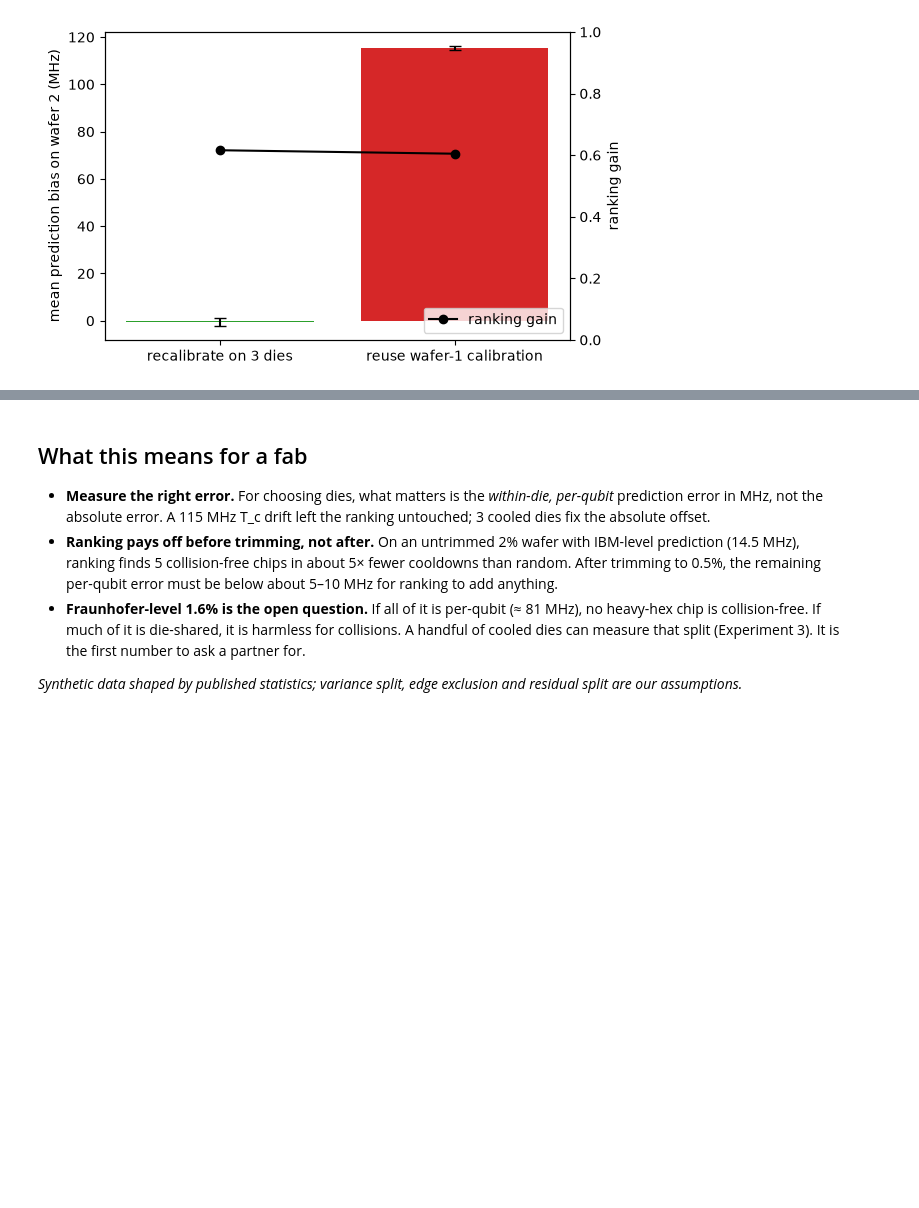
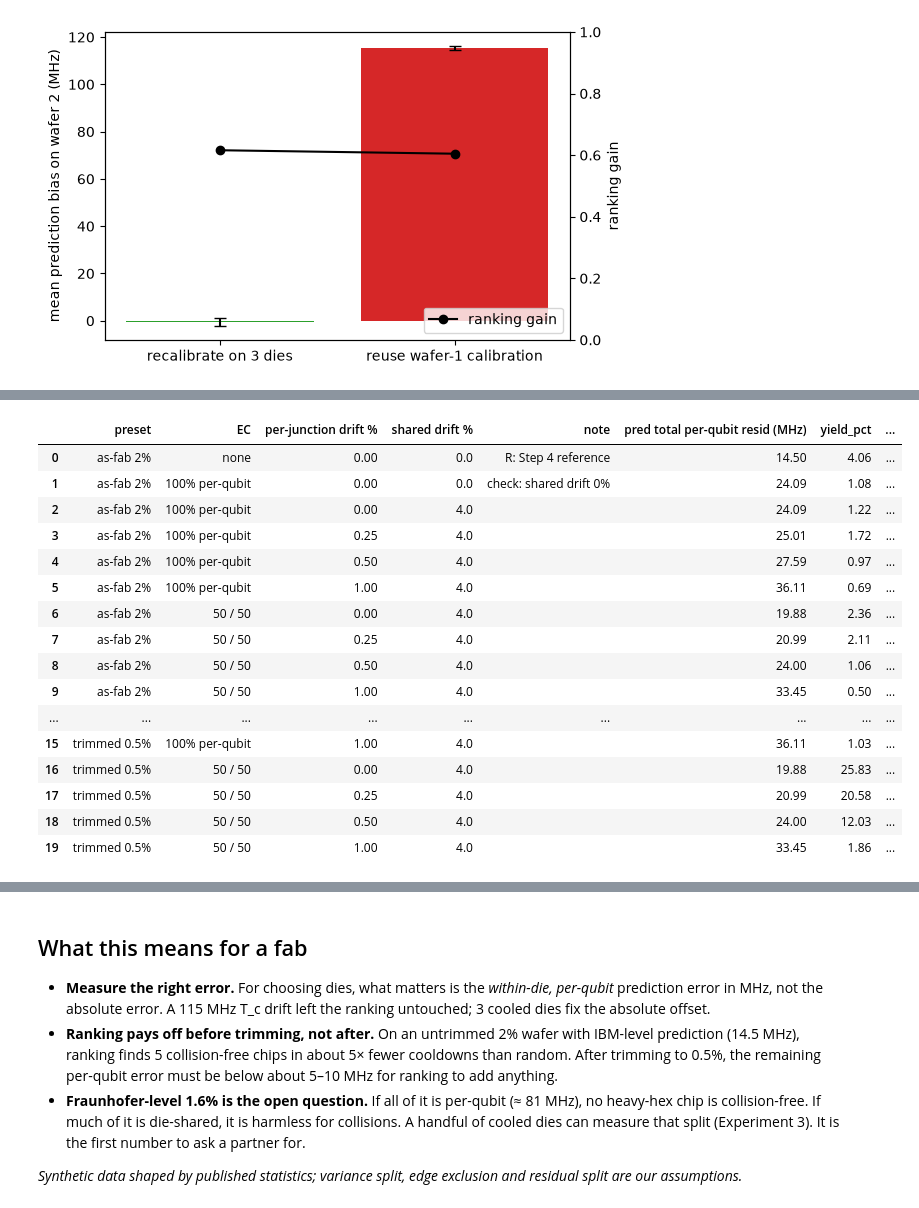
Before and after one commit to divyeshidhate/transmon-yield, a Jupyter notebook: notebooks/04_die_ranking.ipynb, the cells around one changed output, grey strips where cells are left out. Cells and saved outputs as stored; diff of their text form; code cells hidden in the pictures; blank space fills up the shorter version.

```diff
--- a/notebooks/04_die_ranking.ipynb
+++ b/notebooks/04_die_ranking.ipynb
@@ -260,0 +315,71 @@ ax2.legend(loc="lower right"); plt.show()
+# %%
+from yieldkit.scenario import EC_RSD_OSMAN
+from yieldkit.physics import f01_ec_sensitivity
+from yieldkit.evaluate import cooldowns_to_n_good, expected_random_cooldowns
+
+ec_j = charging_energy(sc.cq_f)
+EC_PER_Q = np.sqrt(np.mean((EC_RSD_OSMAN * np.array([f01_ec_sensitivity(f, ec_j) for f in sc.design_hz]) * sc.design_hz) ** 2))
+DRIFT_PER_PCT = np.sqrt(np.mean(((sc.design_hz + ec_j / H_PLANCK) / 2) ** 2)) * 0.01   # Hz of f per 1% per-junction Rn drift
+
+def predicted_total_mhz(ec_on, ec_q_share, s_j):
+    ec = EC_PER_Q * np.sqrt(ec_q_share) if ec_on else 0.0
+    return np.sqrt(RESID_IBM_HZ**2 + ec**2 + (DRIFT_PER_PCT * s_j * 100) ** 2) / 1e6
+
+def run6(rsd, ec_on, ec_q_share, s_j, drift, seeds=range(10)):
+    rows = []
+    for s in seeds:
+        cfg = wafer_config(sc, rsd, RESID_IBM_HZ, ec_rsd=EC_RSD_OSMAN if ec_on else 0.0,
+                           ec_die_frac=1 - ec_q_share, drift_shared_rel=drift, drift_junction_rsd=s_j)
+        obs, tr = make_wafer(cfg, seed=s)
+        r = evaluate_wafer(obs, tr, sc, seed=s)
+        row = dict(base_yield=r["base_yield"], n_good=r["n_good"], sq=r["sigma_qubit_est_mhz"], sd=r["sigma_die_est_mhz"],
+                   gain_ours=r["gain_ours"], gain_naive=r["gain_naive"])
+        for N in (3, 5):
+            row[f"c{N}_ours"] = cooldowns_to_n_good(r["_orders"]["ours"], r["_good"], N)
+            row[f"c{N}_naive"] = cooldowns_to_n_good(r["_orders"]["naive"], r["_good"], N)
+            row[f"c{N}_rand"] = expected_random_cooldowns(r["n_dies"], r["n_good"], N)
+        rows.append(row)
+    d = pd.DataFrame(rows)
+    out = dict(yield_pct=100 * d.base_yield.mean(), good_dies=d.n_good.mean(), meas_sigma_q=d.sq.mean(), meas_sigma_die=d.sd.mean(),
+               gain_ours=d.gain_ours.mean(), gain_naive=d.gain_naive.mean())
+    for N in (3, 5):
+        ok = d[f"c{N}_ours"].notna()
+        out[f"N{N}: wafers <{N} good"] = int((~ok).sum())
+        for m in ("ours", "naive", "rand"):
+            out[f"N{N} {m}"] = d.loc[ok, f"c{N}_{m}"].mean() if ok.any() else np.nan
+    return out
+
+runs = []
+for preset, rsd in [("as-fab 2%", RN_RSD_AS_FAB), ("trimmed 0.5%", RN_RSD_TRIMMED)]:
+    runs.append(dict(preset=preset, ec="none", ec_q_share=1.0, s_j=0.0, drift=0.0, ec_on=False, label="R: Step 4 reference"))
+    runs.append(dict(preset=preset, ec="100% per-qubit", ec_q_share=1.0, s_j=0.0, drift=0.0, ec_on=True, label="check: shared drift 0%"))
+    for share, name in [(1.0, "100% per-qubit"), (0.5, "50 / 50")]:
+        for s_j in (0.0, 0.0025, 0.005, 0.01):
+            runs.append(dict(preset=preset, ec=name, ec_q_share=share, s_j=s_j, drift=0.04, ec_on=True, label=""))
+table = []
+for r in runs:
+    rsd = RN_RSD_AS_FAB if r["preset"].startswith("as-fab") else RN_RSD_TRIMMED
+    res = run6(rsd, r["ec_on"], r["ec_q_share"], r["s_j"], r["drift"])
+    table.append({"preset": r["preset"], "EC": r["ec"], "per-junction drift %": 100 * r["s_j"], "shared drift %": 100 * r["drift"],
+                  "note": r["label"], "pred total per-qubit resid (MHz)": predicted_total_mhz(r["ec_on"], r["ec_q_share"], r["s_j"]), **res})
+exp5 = pd.DataFrame(table)
+pd.set_option("display.width", 250); pd.set_option("display.max_columns", 30)
+exp5.round(2)
+# %% [output]
+|  | preset | EC | per-junction drift % | shared drift % | note | pred total per-qubit resid (MHz) | yield_pct | ... |
+| 0 | as-fab 2% | none | 0.00 | 0.0 | R: Step 4 reference | 14.50 | 4.06 | ... |
+| 1 | as-fab 2% | 100% per-qubit | 0.00 | 0.0 | check: shared drift 0% | 24.09 | 1.08 | ... |
+| 2 | as-fab 2% | 100% per-qubit | 0.00 | 4.0 |  | 24.09 | 1.22 | ... |
+| 3 | as-fab 2% | 100% per-qubit | 0.25 | 4.0 |  | 25.01 | 1.72 | ... |
+| 4 | as-fab 2% | 100% per-qubit | 0.50 | 4.0 |  | 27.59 | 0.97 | ... |
+| 5 | as-fab 2% | 100% per-qubit | 1.00 | 4.0 |  | 36.11 | 0.69 | ... |
+| 6 | as-fab 2% | 50 / 50 | 0.00 | 4.0 |  | 19.88 | 2.36 | ... |
+| 7 | as-fab 2% | 50 / 50 | 0.25 | 4.0 |  | 20.99 | 2.11 | ... |
+| 8 | as-fab 2% | 50 / 50 | 0.50 | 4.0 |  | 24.00 | 1.06 | ... |
+| 9 | as-fab 2% | 50 / 50 | 1.00 | 4.0 |  | 33.45 | 0.50 | ... |
+| ... | ... | ... | ... | ... | ... | ... | ... | ... |
+| 15 | trimmed 0.5% | 100% per-qubit | 1.00 | 4.0 |  | 36.11 | 1.03 | ... |
+| 16 | trimmed 0.5% | 50 / 50 | 0.00 | 4.0 |  | 19.88 | 25.83 | ... |
+| 17 | trimmed 0.5% | 50 / 50 | 0.25 | 4.0 |  | 20.99 | 20.58 | ... |
+| 18 | trimmed 0.5% | 50 / 50 | 0.50 | 4.0 |  | 24.00 | 12.03 | ... |
+| 19 | trimmed 0.5% | 50 / 50 | 1.00 | 4.0 |  | 33.45 | 1.86 | ... |
```
Also changed, not shown: parts of 11 cells of this notebook, 6 other files.
